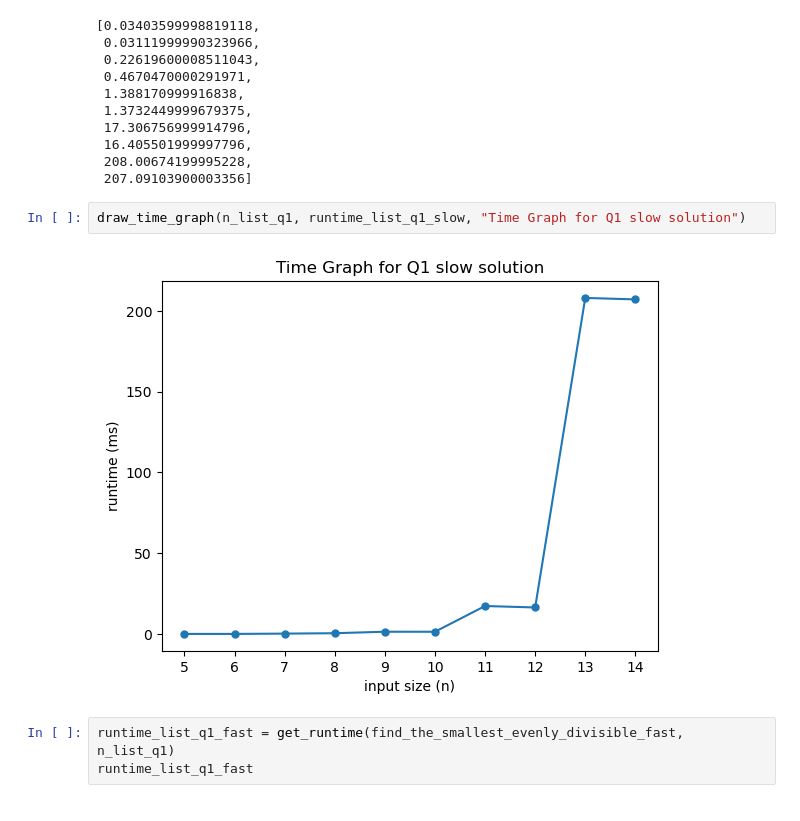
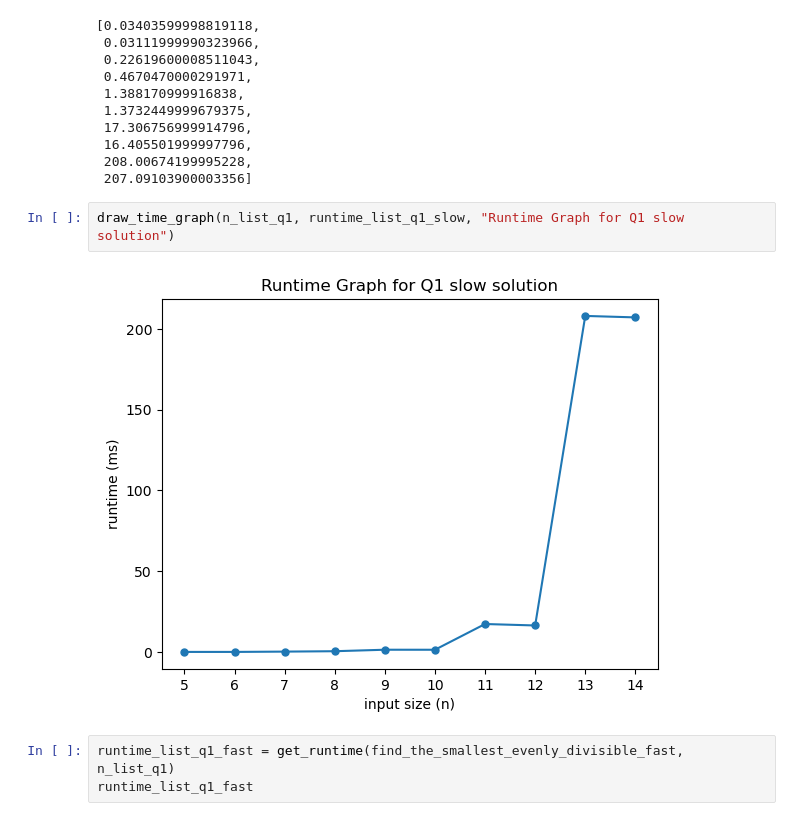
Before and after one commit to sihanchen01/cp2410, a Jupyter notebook: A1/cp2410-assignment.ipynb, the cells around one changed output. Cells and saved outputs as stored; diff of their text form.

```diff
--- a/A1/cp2410-assignment.ipynb
+++ b/A1/cp2410-assignment.ipynb
@@ -297,9 +298,9 @@ runtime_list_q1_slow
  208.00674199995228,
  207.09103900003356]
 # %%
-draw_time_graph(n_list_q1, runtime_list_q1_slow, "Time Graph for Q1 slow solution")
+draw_time_graph(n_list_q1, runtime_list_q1_slow, "Runtime Graph for Q1 slow solution")
 # %% [output]
-[figure, old version]
+[figure, new version]
 # %%
 runtime_list_q1_fast = get_runtime(find_the_smallest_evenly_divisible_fast, n_list_q1)
 runtime_list_q1_fast
```
Also changed, not shown: parts of 24 cells of this notebook.
